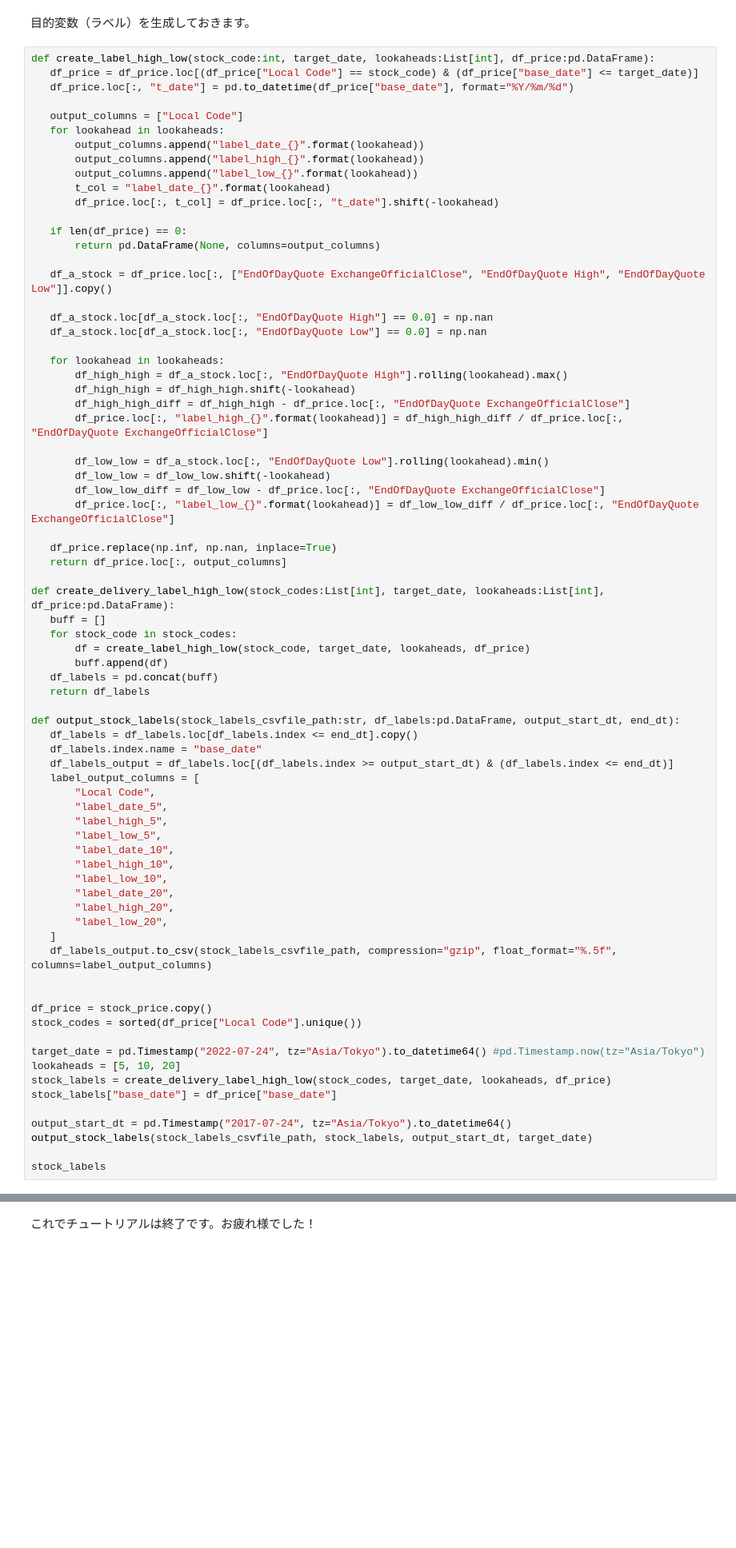
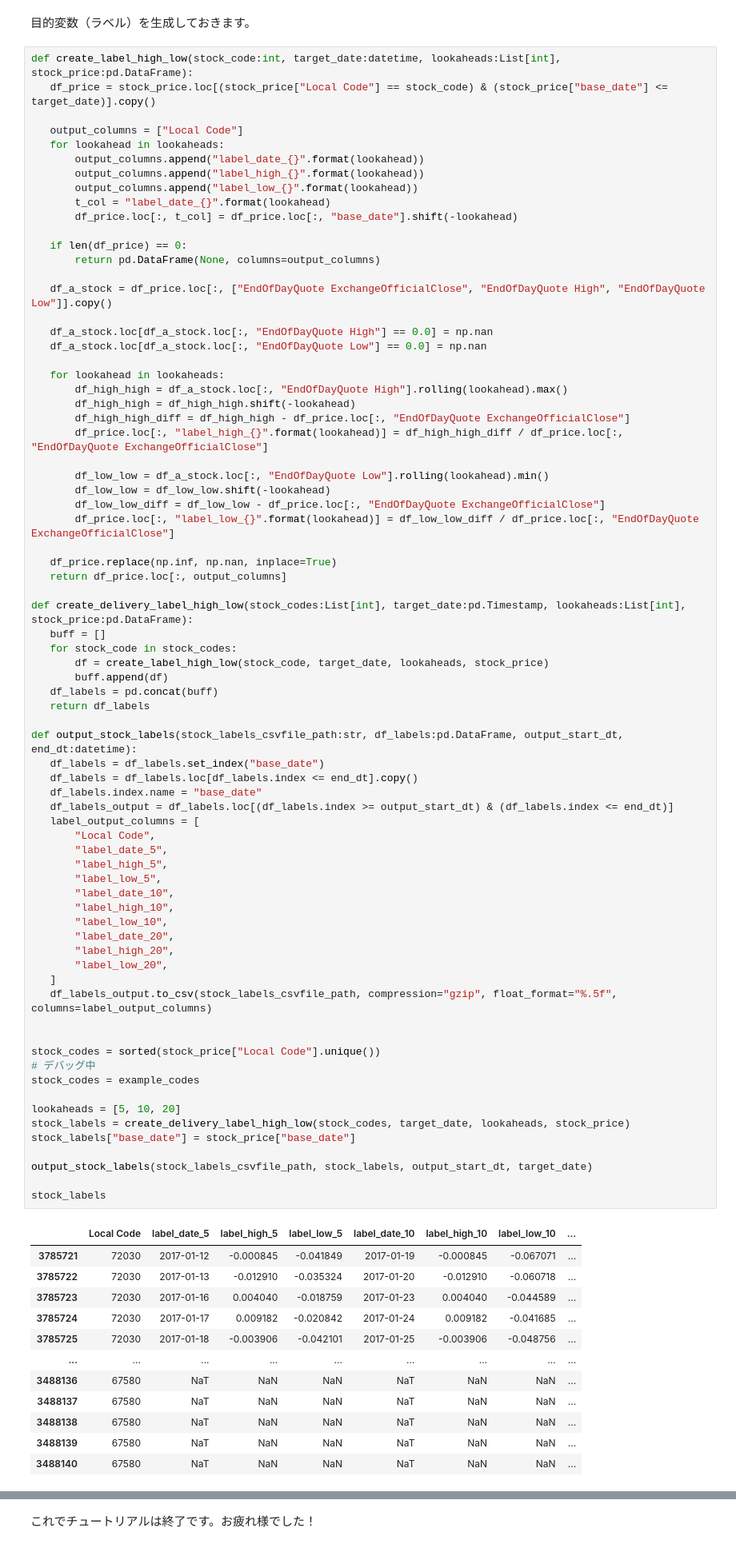
Before and after one commit to dakimura/jquants-sample, a Jupyter notebook: predictor.ipynb, the cells around one changed output, grey strips where cells are left out. Shown: that part at 80% size. Drawn from its saved outputs; the diff is of its cells as text; blank space fills up the shorter version.

```diff
--- a/predictor.ipynb
+++ b/predictor.ipynb
@@ -636,9 +628,8 @@ get_financial()
 # %% [markdown]
 目的変数（ラベル）を生成しておきます。
 # %%
-def create_label_high_low(stock_code:int, target_date, lookaheads:List[int], df_price:pd.DataFrame):
-   df_price = df_price.loc[(df_price["Local Code"] == stock_code) & (df_price["base_date"] <= target_date)]
-   df_price.loc[:, "t_date"] = pd.to_datetime(df_price["base_date"], format="%Y/%m/%d")
+def create_label_high_low(stock_code:int, target_date:datetime, lookaheads:List[int], stock_price:pd.DataFrame):
+   df_price = stock_price.loc[(stock_price["Local Code"] == stock_code) & (stock_price["base_date"] <= target_date)].copy()
 
    output_columns = ["Local Code"]
    for lookahead in lookaheads:
@@ -646,7 +637,7 @@ def create_label_high_low(stock_code:int, target_date, lookaheads:List[int], df_
        output_columns.append("label_high_{}".format(lookahead))
        output_columns.append("label_low_{}".format(lookahead))
        t_col = "label_date_{}".format(lookahead)
-       df_price.loc[:, t_col] = df_price.loc[:, "t_date"].shift(-lookahead)
+       df_price.loc[:, t_col] = df_price.loc[:, "base_date"].shift(-lookahead)
 
    if len(df_price) == 0:
        return pd.DataFrame(None, columns=output_columns)
@@ -670,43 +661,55 @@ def create_label_high_low(stock_code:int, target_date, lookaheads:List[int], df_
    df_price.replace(np.inf, np.nan, inplace=True)
    return df_price.loc[:, output_columns]
 
-def create_delivery_label_high_low(stock_codes:List[int], target_date, lookaheads:List[int], df_price:pd.DataFrame):
+def create_delivery_label_high_low(stock_codes:List[int], target_date:pd.Timestamp, lookaheads:List[int], stock_price:pd.DataFrame):
    buff = []
    for stock_code in stock_codes:
-       df = create_label_high_low(stock_code, target_date, lookaheads, df_price)
+       df = create_label_high_low(stock_code, target_date, lookaheads, stock_price)
        buff.append(df)
    df_labels = pd.concat(buff)
    return df_labels
 
-def output_stock_labels(stock_labels_csvfile_path:str, df_labels:pd.DataFrame, output_start_dt, end_dt):
+def output_stock_labels(stock_labels_csvfile_path:str, df_labels:pd.DataFrame, output_start_dt, end_dt:datetime):
+   df_labels = df_labels.set_index("base_date")
    df_labels = df_labels.loc[df_labels.index <= end_dt].copy()
    df_labels.index.name = "base_date"
    df_labels_output = df_labels.loc[(df_labels.index >= output_start_dt) & (df_labels.index <= end_dt)]
    label_output_columns = [
        "Local Code",
        "label_date_5",
        "label_high_5",
        "label_low_5",
        "label_date_10",
        "label_high_10",
        "label_low_10",
        "label_date_20",
        "label_high_20",
        "label_low_20",
    ]
    df_labels_output.to_csv(stock_labels_csvfile_path, compression="gzip", float_format="%.5f", columns=label_output_columns)
 
 
-df_price = stock_price.copy()
-stock_codes = sorted(df_price["Local Code"].unique())
+stock_codes = sorted(stock_price["Local Code"].unique())
+# デバッグ中
+stock_codes = example_codes
 
-target_date = pd.Timestamp("2022-07-24", tz="Asia/Tokyo").to_datetime64() #pd.Timestamp.now(tz="Asia/Tokyo")
 lookaheads = [5, 10, 20]
-stock_labels = create_delivery_label_high_low(stock_codes, target_date, lookaheads, df_price)
-stock_labels["base_date"] = df_price["base_date"]
+stock_labels = create_delivery_label_high_low(stock_codes, target_date, lookaheads, stock_price)
+stock_labels["base_date"] = stock_price["base_date"]
 
-output_start_dt = pd.Timestamp("2017-07-24", tz="Asia/Tokyo").to_datetime64()
 output_stock_labels(stock_labels_csvfile_path, stock_labels, output_start_dt, target_date)
 
 stock_labels
 # %% [output]
+|  | Local Code | label_date_5 | label_high_5 | label_low_5 | label_date_10 | label_high_10 | label_low_10 | ... |
+| 3785721 | 72030 | 2017-01-12 | -0.000845 | -0.041849 | 2017-01-19 | -0.000845 | -0.067071 | ... |
+| 3785722 | 72030 | 2017-01-13 | -0.012910 | -0.035324 | 2017-01-20 | -0.012910 | -0.060718 | ... |
+| 3785723 | 72030 | 2017-01-16 | 0.004040 | -0.018759 | 2017-01-23 | 0.004040 | -0.044589 | ... |
+| 3785724 | 72030 | 2017-01-17 | 0.009182 | -0.020842 | 2017-01-24 | 0.009182 | -0.041685 | ... |
+| 3785725 | 72030 | 2017-01-18 | -0.003906 | -0.042101 | 2017-01-25 | -0.003906 | -0.048756 | ... |
+| ... | ... | ... | ... | ... | ... | ... | ... | ... |
+| 3488136 | 67580 | NaT | NaN | NaN | NaT | NaN | NaN | ... |
+| 3488137 | 67580 | NaT | NaN | NaN | NaT | NaN | NaN | ... |
+| 3488138 | 67580 | NaT | NaN | NaN | NaT | NaN | NaN | ... |
+| 3488139 | 67580 | NaT | NaN | NaN | NaT | NaN | NaN | ... |
+| 3488140 | 67580 | NaT | NaN | NaN | NaT | NaN | NaN | ... |
```
Also changed, not shown: parts of 16 cells of this notebook.
